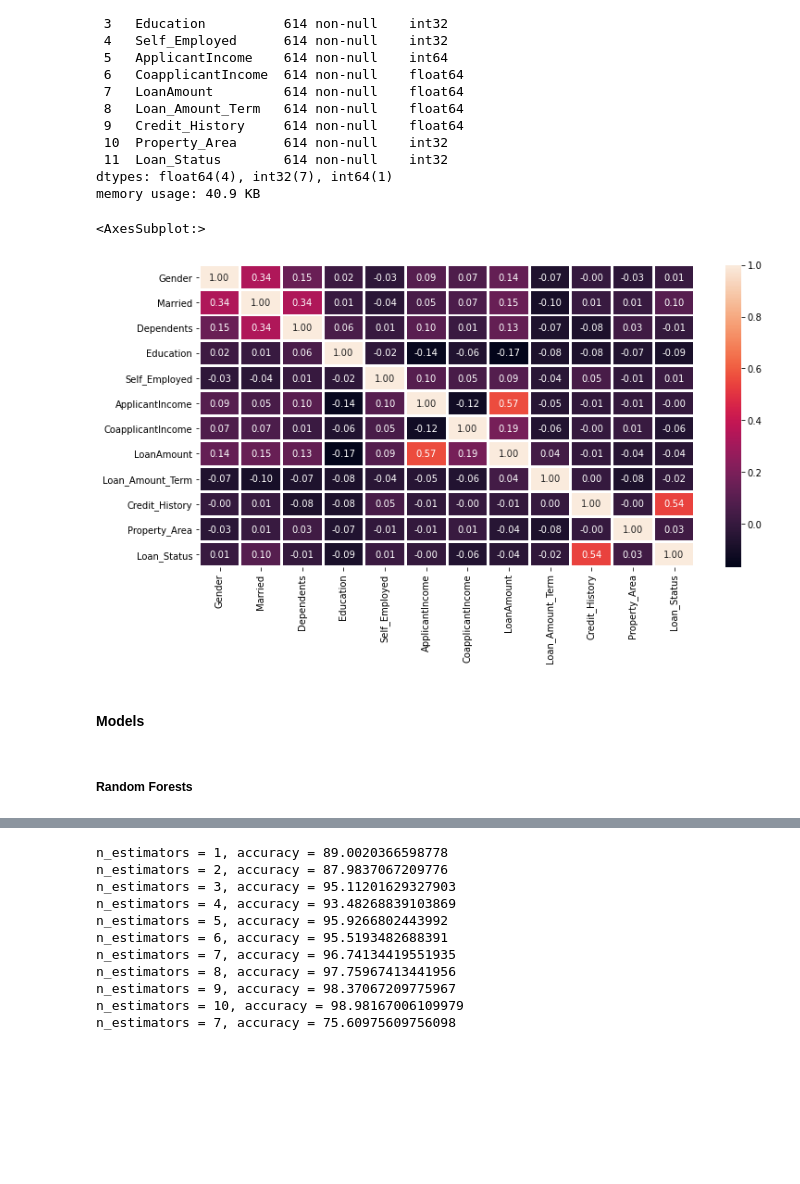
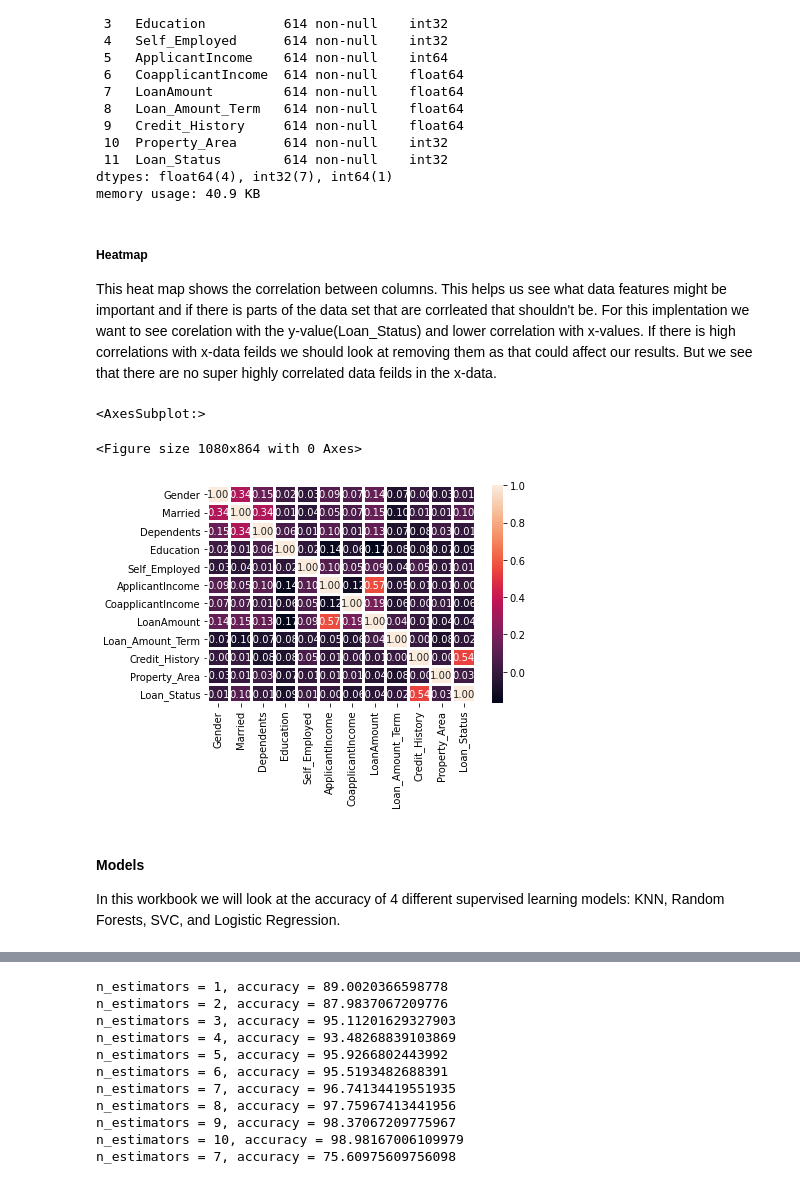
Before and after one commit to Trent-Kindvall/Loan-Prediction, a Jupyter notebook: loan-prediction.ipynb, the cells around one changed output, grey strips where cells are left out. Cells and saved outputs as stored; diff of their text form; code cells hidden in the pictures; blank space fills up the shorter version.

Commit message:
overall improvements and showing of data points

```diff
--- a/loan-prediction.ipynb
+++ b/loan-prediction.ipynb
@@ -98,15 +114,20 @@ Data columns (total 12 columns):
  11  Loan_Status        614 non-null    int32
 dtypes: float64(4), int32(7), int64(1)
 memory usage: 40.9 KB
+# %% [markdown]
+##### Heatmap
+
+This heat map shows the correlation between columns. This helps us see what data features might be important and if there is parts of the data set that are corrleated that shouldn't be. For this implentation we want to see corelation with the y-value(Loan_Status) and lower correlation with x-values. If there is high correlations with x-data feilds we should look at removing them as that could affect our results. But we see that there are no super highly correlated data feilds in the x-data.
 # %%
 
-plt.figure(figsize=(12,6))
-
+plt.figure(figsize=(15,12))
+plt.figure(facecolor='white')
 sns.heatmap(df.corr(),fmt='.2f',
             linewidths=2,annot=True)
 # %% [output]
 <AxesSubplot:>
+<Figure size 1080x864 with 0 Axes>
-[figure, old version]
+[figure, new version]
 # %%
 y = df['Loan_Status']
 col = df.columns.tolist()
@@ -114,13 +135,12 @@ col.remove('Loan_Status')
 x = df[col]
 
 x_train, x_test, y_train, y_test = train_test_split(x, y,test_size=0.2,random_state=42)
-# %% [markdown]
-#### Models
+# %% [markdown]
+#### Models
+In this workbook we will look at the accuracy of 4 different supervised learning models: KNN, Random Forests, SVC, and Logistic Regression.
 # %%
 from sklearn.neighbors import KNeighborsClassifier
 from sklearn.ensemble import RandomForestClassifier
 from sklearn.svm import SVC
 from sklearn.linear_model import LogisticRegression
 from sklearn import metrics
-# %% [markdown]
-##### Random Forests
```
Also changed, not shown: parts of 17 cells of this notebook, 2 other files.
